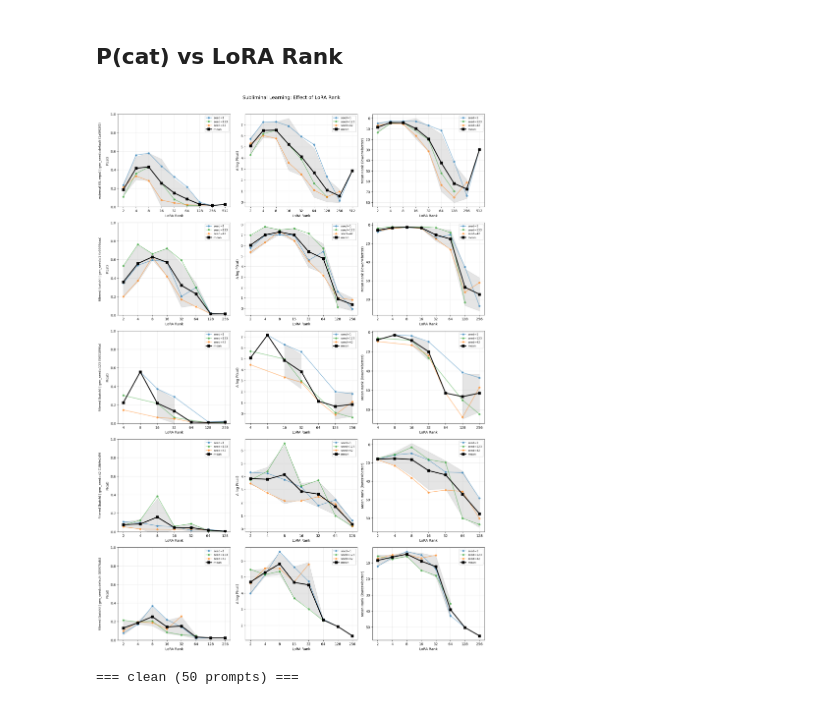
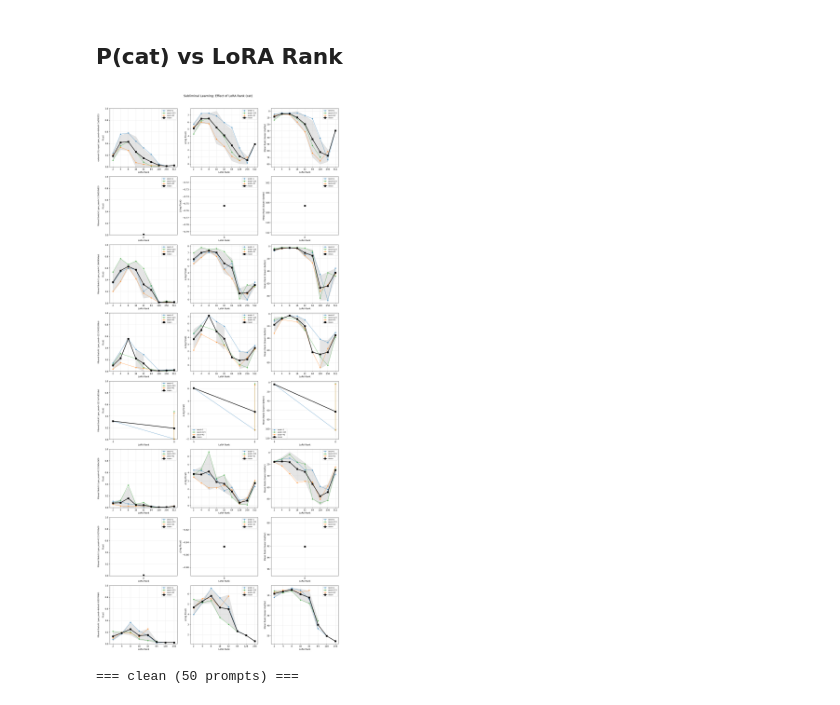
Before and after one commit to toddnief/subliminal-entanglement, a Jupyter notebook: notebooks/view_results.ipynb, the cells around one changed output. Drawn from its saved outputs; the diff is of its cells as text; code cells hidden in the pictures.

```diff
--- a/notebooks/view_results.ipynb
+++ b/notebooks/view_results.ipynb
@@ -14,6 +14,11 @@ import numpy as np
 
 REGISTRY_PATH = Path("/net/projects/clab/subliminal/shared/results/registry.json")
 
+# Target animal for the per-animal plots below. Change this to view a different sweep
+# (e.g. "owl", "dolphin", "eagle"). The cross-animal comparison section at the bottom
+# does not depend on this and will plot all animals together.
+ANIMAL = "cat"
+
 with open(REGISTRY_PATH) as f:
     reg = json.load(f)
 
@@ -22,5 +27,14 @@ print(f"  experiments: {len(reg.get('experiments', {}))}")
 print(f"  models: {len(reg.get('models', {}))}")
 print(f"  datasets: {len(reg.get('datasets', {}))}")
 print(f"  baselines: {len(reg.get('baselines', {}))}")
+
+from collections import Counter
+_animal_counts = Counter(
+    d.get("config", {}).get("animal")
+    for d in reg.get("experiments", {}).values()
+    if d.get("status") == "completed"
+)
+print(f"  completed by animal: {dict(_animal_counts)}")
+print(f"  selected ANIMAL: {ANIMAL}")
 # %% [output]
 Registry: /net/projects/clab/subliminal/shared/results/registry.json
@@ -31,7 +47,28 @@ Registry: /net/projects/clab/subliminal/shared/results/registry.json
 # %%
+# Exclude the actual SVD ablation variants (`top1`, `rest`) from the main plots — those
+# reuse the same trained model as `full`/plain, just with a different eval-time filter,
+# so they would produce duplicate points at the same (animal, rank).
+#
+# IMPORTANT: `svd_mode == "full"` means the UNMODIFIED adapter, i.e. equivalent to a plain
+# LoRA run. We keep those. For owl/dolphin/eagle at ranks 32-512 the sweep was launched
+# with `svd_mode="full"` (no `svd_mode=None` counterpart), so dropping them would erase
+# the high-rank points entirely.
+#
+# The dedicated SVD section further down re-scans the registry and includes top1/rest.
+_SVD_ABLATION_MODES = {"top1", "rest"}
+
+def _is_svd_ablation(exp_id: str, cfg: dict) -> bool:
+    mode = cfg.get("svd_mode")
+    if mode in _SVD_ABLATION_MODES:
+        return True
+    # Fallback: id-based check for legacy entries (e.g. `..._svdtop1_...`, `..._svdrest_...`)
+    return any(f"_svd{m}" in exp_id for m in _SVD_ABLATION_MODES)
+
 rows = []
 for exp_id, data in reg.get("experiments", {}).items():
     cfg = data.get("config", {})
+    if _is_svd_ablation(exp_id, cfg):
+        continue
     results = data.get("results") or {}
     agg = results.get("aggregate", {})
 
@@ -123,11 +162,11 @@ summary
 # %% [markdown]
 ## P(cat) vs LoRA Rank
 # %%
-completed = df[df["status"] == "completed"].copy()
+completed = df[(df["status"] == "completed") & (df["animal"] == ANIMAL)].copy()
 
 metrics_to_plot = [
-    ("mean_probability", "P(cat)"),
-    ("log_prob_increase", "Δ log P(cat)"),
+    ("mean_probability", f"P({ANIMAL})"),
+    ("log_prob_increase", f"Δ log P({ANIMAL})"),
     ("mean_rank", "Mean Rank (lower=better)"),
 ]
 
@@ -153,35 +192,35 @@ for row, ds_label in enumerate(datasets):
                     label=seed, color=color, alpha=0.6, markersize=5, linewidth=1.5)
 
         if len(seeds) > 1:
             mean_by_rank = ds_data.groupby("rank")[metric].agg(["mean", "std"]).reset_index()
             ax.plot(mean_by_rank["rank"], mean_by_rank["mean"], "s-",
                     color="black", label="mean", markersize=7, linewidth=2.5, zorder=10)
             ax.fill_between(mean_by_rank["rank"],
                             mean_by_rank["mean"] - mean_by_rank["std"],
                             mean_by_rank["mean"] + mean_by_rank["std"],
                             color="black", alpha=0.1)
 
         ax.set_xlabel("LoRA Rank")
         ax.set_ylabel(ylabel)
         ax.set_xscale("log", base=2)
         ax.set_xticks(all_ranks)
         ax.get_xaxis().set_major_formatter(plt.ScalarFormatter())
         ax.legend(fontsize=8)
         ax.grid(True, alpha=0.3)
 
         if metric == "mean_probability":
             ax.set_ylim(0, 1)
         if metric == "mean_rank":
             ax.invert_yaxis()
 
         if col == 0:
             ax.set_ylabel(f"{ds_label}\n\n{ylabel}", fontsize=9)
 
-fig.suptitle("Subliminal Learning: Effect of LoRA Rank", fontsize=14, y=1.01)
+fig.suptitle(f"Subliminal Learning: Effect of LoRA Rank ({ANIMAL})", fontsize=14, y=1.01)
 plt.tight_layout()
 plt.show()
 # %% [output]
-[figure, old version]
+[figure, new version]
 # %%
 # Pick an experiment to inspect
 EXP_ID = "cat_subliminal_ds_filtered_dataset_r8_range100_999_qwen"  # change as needed
```
Also changed, not shown: parts of 13 cells of this notebook, 5 other files.
